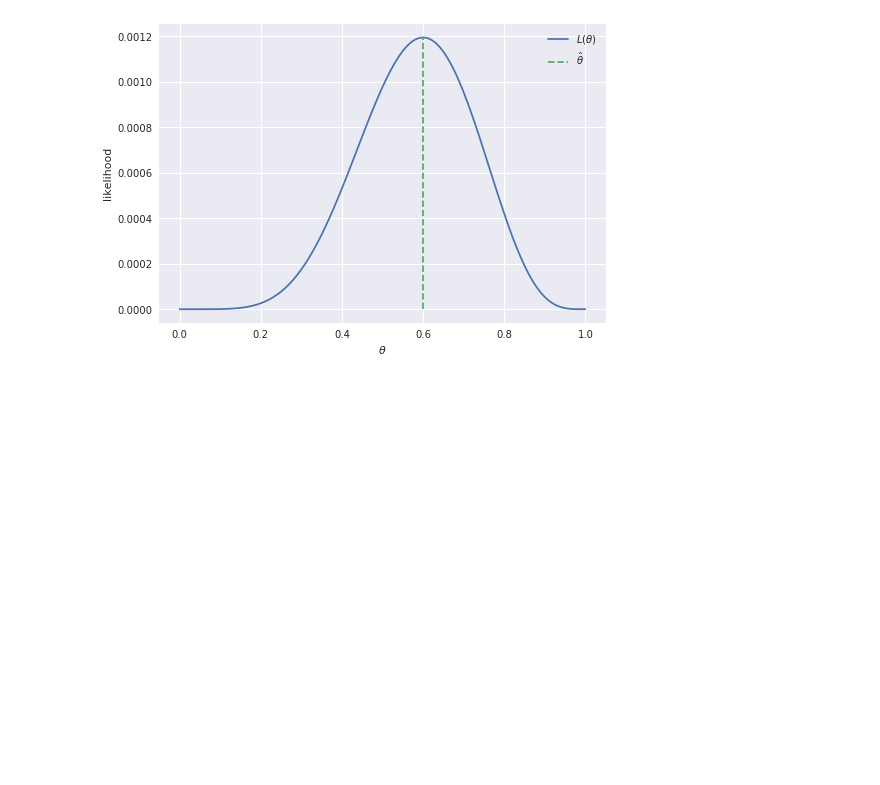
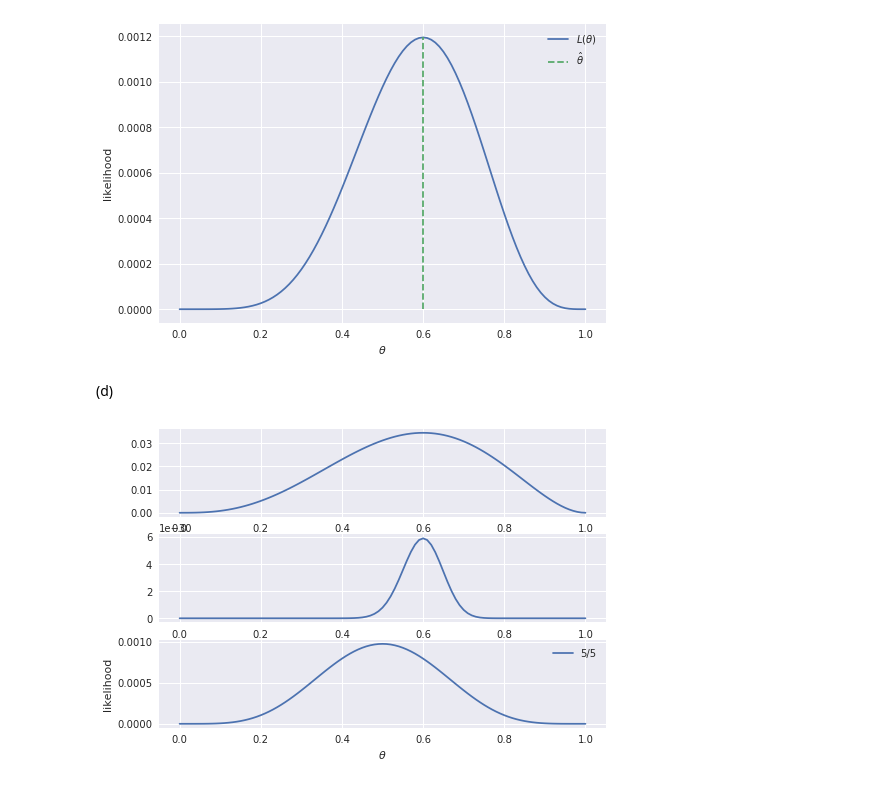
Before and after one commit to hyzhak/mle, a Jupyter notebook: machine-learning-10-601-hm2.ipynb, the cells around one changed output. Drawn from its saved outputs; the diff is of its cells as text; code cells hidden in the pictures; blank space fills up the shorter version.

Commit message:
try few datasets with different valume

```diff
--- a/machine-learning-10-601-hm2.ipynb
+++ b/machine-learning-10-601-hm2.ipynb
@@ -34,13 +34,13 @@ np.random.seed(sum(map(ord, 'hm2')))
 # list available fonts: [f.name for f in matplotlib.font_manager.fontManager.ttflist]
 plt.rc('font', family='DejaVu Sans')
 # %%
-dataset = [1] * 6 + [0] * 4
+dataset_6_to_4 = [1] * 6 + [0] * 4
 hypothesis = np.linspace(0, 1, 101)
 
-def bernoulli_likelihoods(theta):
+def bernoulli_likelihoods(theta, dataset):
     return functools.reduce(operator.mul, map(lambda value: theta if value else (1.0 - theta), dataset), 1)
 # %%
-experiments = bernoulli_likelihoods(hypothesis)
+experiments = bernoulli_likelihoods(hypothesis, dataset_6_to_4)
 theta_hat_index = np.argmax(experiments)
 theta_hat = hypothesis[theta_hat_index]
 max_value = experiments[theta_hat_index]
@@ -58,3 +58,34 @@ plt.ylabel('likelihood')
 plt.legend();
 # %% [output]
 [figure]
+# %% [markdown]
+(d)
+# %%
+hypothesis = np.linspace(0, 1, 101)
+
+dataset_3_to_2 = [1] * 3 + [0] * 2
+dataset_60_to_40 = [1] * 60 + [0] * 40
+dataset_5_to_5 = [1] * 5 + [0] * 5
+
+datasets = [{
+    'dataset': dataset_3_to_2,
+    'name': '3/2',
+}, {
+    'dataset': dataset_60_to_40,
+    'name': '60/40',
+}, {
+    'dataset': dataset_5_to_5,
+    'name': '5/5'
+},
+]
+
+for idx, ds in enumerate(datasets):
+    experiments = bernoulli_likelihoods(hypothesis, ds['dataset'])
+    plt.subplot(len(datasets), 1, idx + 1)
+    plt.plot(hypothesis, experiments, label=ds['name'])
+
+plt.xlabel(r'$\theta$')
+plt.ylabel('likelihood')
+plt.legend();
+# %% [output]
+[figure, added]
```
